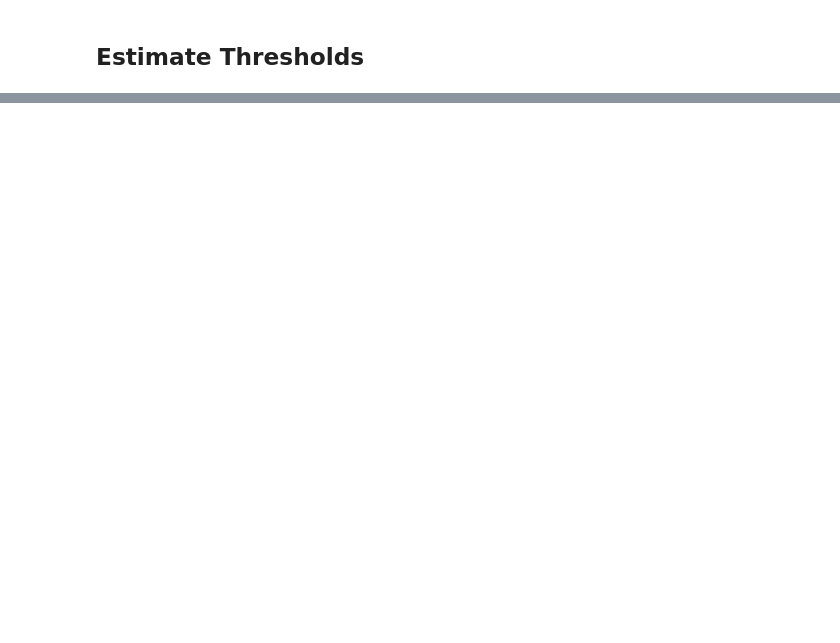
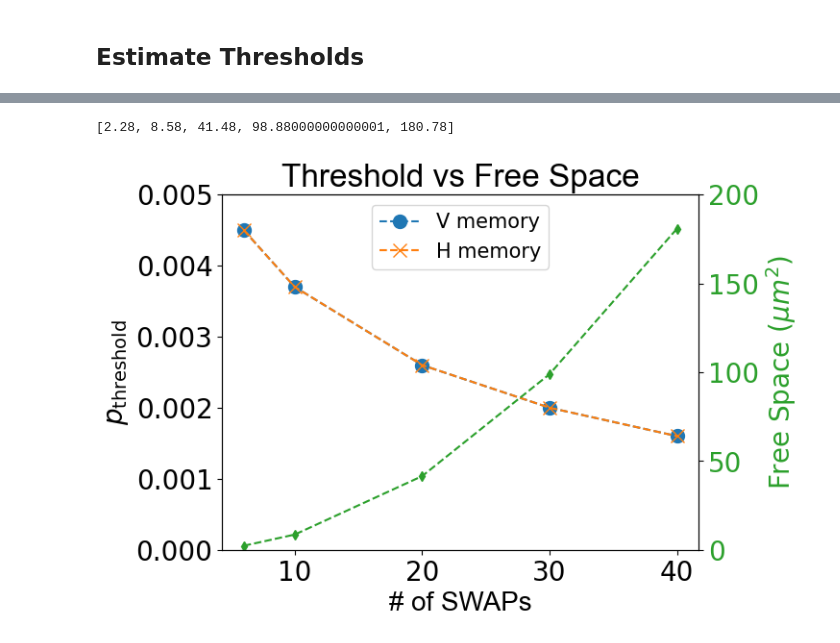
Before and after one commit to pschnabl/spin-qubit-MEC-surface-code, a Jupyter notebook: simulation/XZZX_code/plot_Waterfall_Thresholds.ipynb, the cells around one changed output, grey strips where cells are left out. Drawn from its saved outputs; the diff is of its cells as text; code cells hidden in the pictures; blank space fills up the shorter version.

Commit message:
Add new simulations for space threshold tradeoff

```diff
--- a/simulation/XZZX_code/plot_Waterfall_Thresholds.ipynb
+++ b/simulation/XZZX_code/plot_Waterfall_Thresholds.ipynb
@@ -63,0 +68,44 @@ plt.show()
+# %%
+# Determine projected distances from previous plot
+# Formula for the footprint is discussed in the paper
+
+swaps = [6, 10, 20, 30, 40]
+pthresh = [0.0045,0.0037,0.0026, 0.002, 0.0016]
+
+fig1, ax1 = plt.subplots(1, 1)
+plt.plot(swaps,pthresh,'o--',label = "V memory", markersize=10)
+
+swaps = [6, 10, 20, 30, 40]
+pthresh = [0.0045,0.0037,0.0026, 0.002, 0.0016]
+
+plt.plot(swaps,pthresh,'x--',label = "H memory", markersize=10)
+
+
+ax2 = ax1.twinx()  # instantiate a second Axes that shares the same x-axis
+
+
+size =  [(3 * 0.5 + 4 * 0.1)*(2 * 0.5 + 2 * 0.1), ((3 + 2) * 0.5 + (4 + 4) * 0.1)*((2 + 2) * 0.5 + (2 + 4) * 0.1),
+         ((3 + 7) * 0.5 + (4 + 14) * 0.1)*((2 + 7) * 0.5 + (2 + 14) * 0.1), ((3 + 12) * 0.5 + (4 + 24) * 0.1)*((2 + 12) * 0.5 + (2 + 24) * 0.1),
+         ((3 + 17) * 0.5 + (4 + 34) * 0.1)*((2 + 17) * 0.5 + (2 + 34) * 0.1)]
+color = 'tab:green'
+print(size)
+ax2.set_ylabel('Free Space ($\mu m^2$)', color=color)  # we already handled the x-label with ax1
+ax2.plot(swaps,size,'d--', color=color, markersize=5)
+ax2.tick_params(axis='y', labelcolor=color)
+
+
+#plt.yscale("log")
+#plt.semilogy()
+ax1.set_ylim(0, 0.005)
+#ax1.grid(which='major')
+#ax1.grid(which='minor')
+ax2.set_ylim(0, 200)
+ax1.legend(prop={'size': 15},loc='upper center')
+ax1.set_title("Threshold vs Free Space",fontname='Arial')
+ax1.set_xlabel("# of SWAPs",fontname='Arial')
+ax1.set_ylabel(r"$p_\mathrm{threshold}$",fontname='Arial' )
+plt.rcParams.update({'font.size': 20})
+plt.show()
+# %% [output]
+[2.28, 8.58, 41.48, 98.88000000000001, 180.78]
+[figure, added]
```
Also changed, not shown: parts of 2 cells of this notebook, 11 other files.
